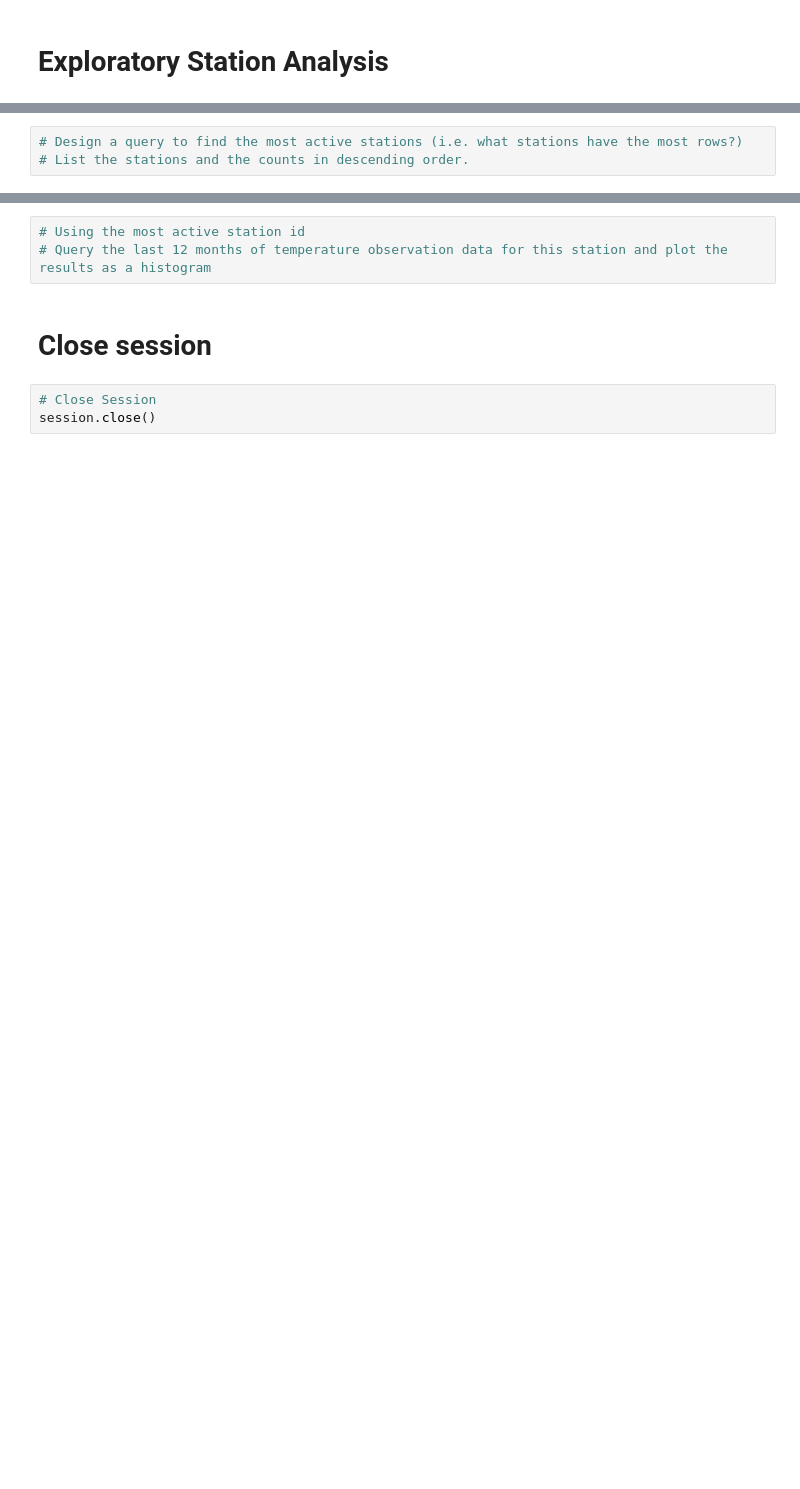
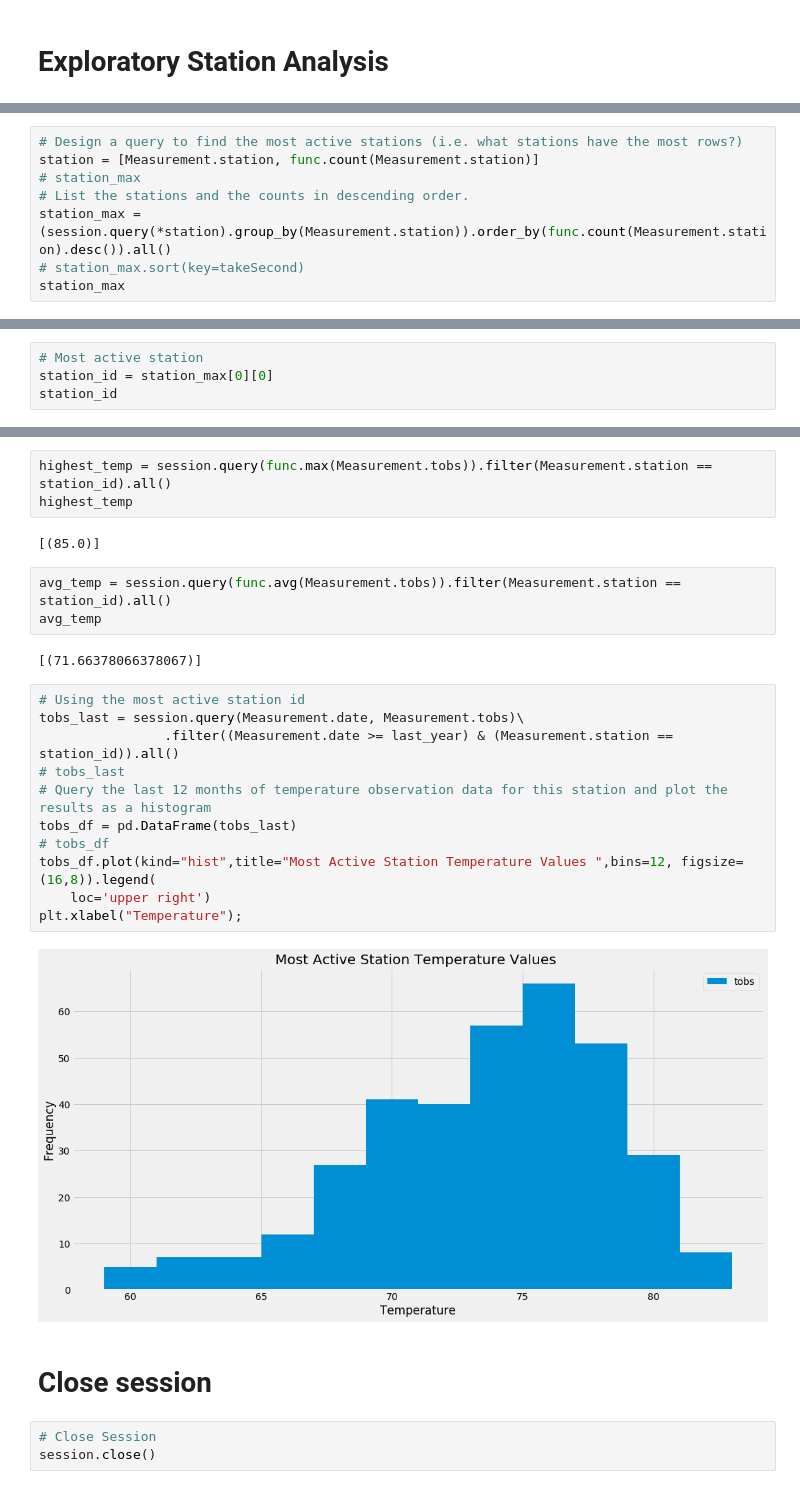
Before and after one commit to cell2silicon/sqlalchemy-challenge, a Jupyter notebook: climate_starter.ipynb, the cells around one changed output, grey strips where cells are left out. Cells and saved outputs as stored; diff of their text form; blank space fills up the shorter version.

```diff
--- a/climate_starter.ipynb
+++ b/climate_starter.ipynb
@@ -158,3 +193,8 @@ final_perc.plot(figsize=(15, 10))
 # %%
 # Design a query to find the most active stations (i.e. what stations have the most rows?)
+station = [Measurement.station, func.count(Measurement.station)]
+# station_max
 # List the stations and the counts in descending order.
+station_max = (session.query(*station).group_by(Measurement.station)).order_by(func.count(Measurement.station).desc()).all()
+# station_max.sort(key=takeSecond)
+station_max
@@ -160,0 +211,4 @@ final_perc.plot(figsize=(15, 10))
+# %%
+# Most active station
+station_id = station_max[0][0]
+station_id
@@ -163,6 +224,26 @@ final_perc.plot(figsize=(15, 10))
+# %%
+highest_temp = session.query(func.max(Measurement.tobs)).filter(Measurement.station == station_id).all()
+highest_temp
+# %% [output]
+[(85.0)]
+# %%
+avg_temp = session.query(func.avg(Measurement.tobs)).filter(Measurement.station == station_id).all()
+avg_temp
+# %% [output]
+[(71.66378066378067)]
 # %%
 # Using the most active station id
+tobs_last = session.query(Measurement.date, Measurement.tobs)\
+                .filter((Measurement.date >= last_year) & (Measurement.station == station_id)).all()
+# tobs_last
 # Query the last 12 months of temperature observation data for this station and plot the results as a histogram
+tobs_df = pd.DataFrame(tobs_last)
+# tobs_df
+tobs_df.plot(kind="hist",title="Most Active Station Temperature Values ",bins=12, figsize=(16,8)).legend(
+    loc='upper right')
+plt.xlabel("Temperature");
+# %% [output]
+[figure, added]
 # %% [markdown]
 # Close session
 # %%
```
Also changed, not shown: parts of 13 cells of this notebook.
